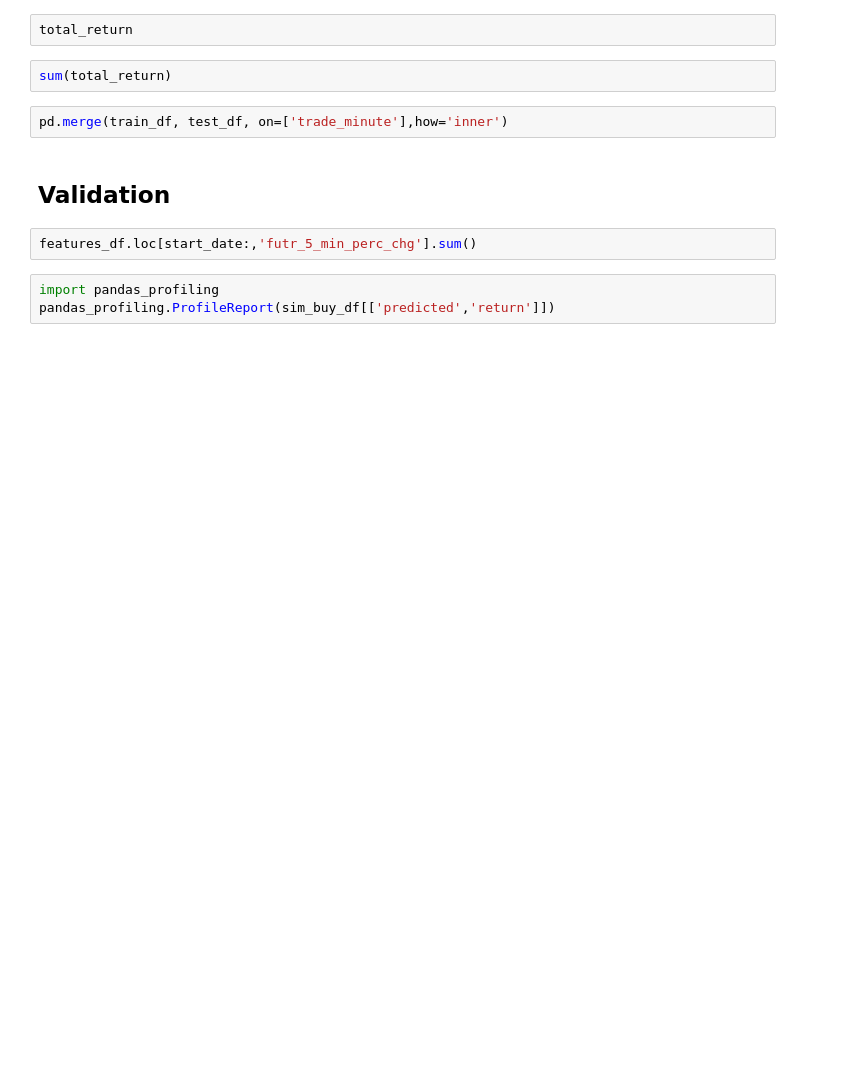
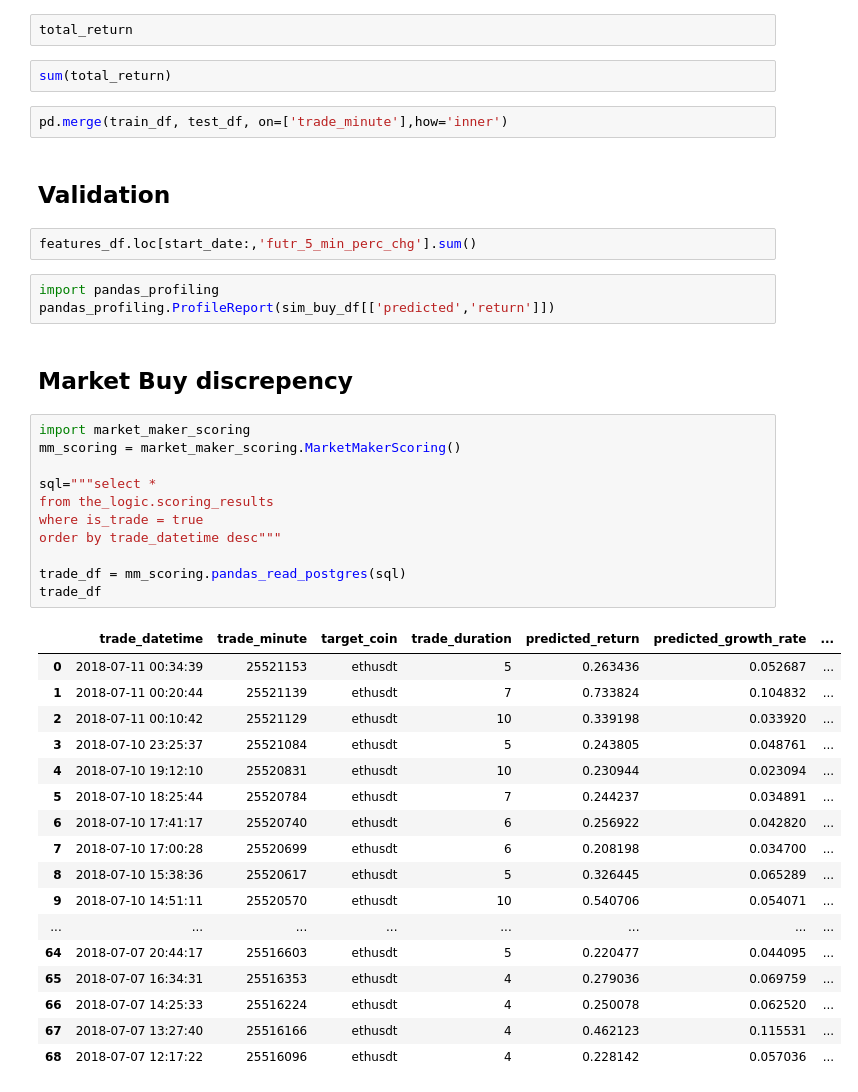
Before and after one commit to ChrisMcPherson/logic_by_loidsig, a Jupyter notebook: notebooks/market_maker_model_dev.ipynb, the cells around one changed output. Saved outputs shown, nothing was run; the diff lists cells and outputs as text; blank space fills up the shorter version.

```diff
--- a/notebooks/market_maker_model_dev.ipynb
+++ b/notebooks/market_maker_model_dev.ipynb
@@ -859,3 +894,34 @@ features_df.loc[start_date:,'futr_5_min_perc_chg'].sum()
 # %%
 import pandas_profiling
 pandas_profiling.ProfileReport(sim_buy_df[['predicted','return']])
+# %% [markdown]
+## Market Buy discrepency
+# %%
+import market_maker_scoring
+mm_scoring = market_maker_scoring.MarketMakerScoring()
+
+sql="""select *
+from the_logic.scoring_results
+where is_trade = true
+order by trade_datetime desc"""
+
+trade_df = mm_scoring.pandas_read_postgres(sql)
+trade_df
+# %% [output]
+|  | trade_datetime | trade_minute | target_coin | trade_duration | predicted_return | predicted_growth_rate | ... |
+| 0 | 2018-07-11 00:34:39 | 25521153 | ethusdt | 5 | 0.263436 | 0.052687 | ... |
+| 1 | 2018-07-11 00:20:44 | 25521139 | ethusdt | 7 | 0.733824 | 0.104832 | ... |
+| 2 | 2018-07-11 00:10:42 | 25521129 | ethusdt | 10 | 0.339198 | 0.033920 | ... |
+| 3 | 2018-07-10 23:25:37 | 25521084 | ethusdt | 5 | 0.243805 | 0.048761 | ... |
+| 4 | 2018-07-10 19:12:10 | 25520831 | ethusdt | 10 | 0.230944 | 0.023094 | ... |
+| 5 | 2018-07-10 18:25:44 | 25520784 | ethusdt | 7 | 0.244237 | 0.034891 | ... |
+| 6 | 2018-07-10 17:41:17 | 25520740 | ethusdt | 6 | 0.256922 | 0.042820 | ... |
+| 7 | 2018-07-10 17:00:28 | 25520699 | ethusdt | 6 | 0.208198 | 0.034700 | ... |
+| 8 | 2018-07-10 15:38:36 | 25520617 | ethusdt | 5 | 0.326445 | 0.065289 | ... |
+| 9 | 2018-07-10 14:51:11 | 25520570 | ethusdt | 10 | 0.540706 | 0.054071 | ... |
+| ... | ... | ... | ... | ... | ... | ... | ... |
+| 64 | 2018-07-07 20:44:17 | 25516603 | ethusdt | 5 | 0.220477 | 0.044095 | ... |
+| 65 | 2018-07-07 16:34:31 | 25516353 | ethusdt | 4 | 0.279036 | 0.069759 | ... |
+| 66 | 2018-07-07 14:25:33 | 25516224 | ethusdt | 4 | 0.250078 | 0.062520 | ... |
+| 67 | 2018-07-07 13:27:40 | 25516166 | ethusdt | 4 | 0.462123 | 0.115531 | ... |
+| 68 | 2018-07-07 12:17:22 | 25516096 | ethusdt | 4 | 0.228142 | 0.057036 | ... |
```
Also changed, not shown: parts of 30 cells of this notebook, 32 other files.
